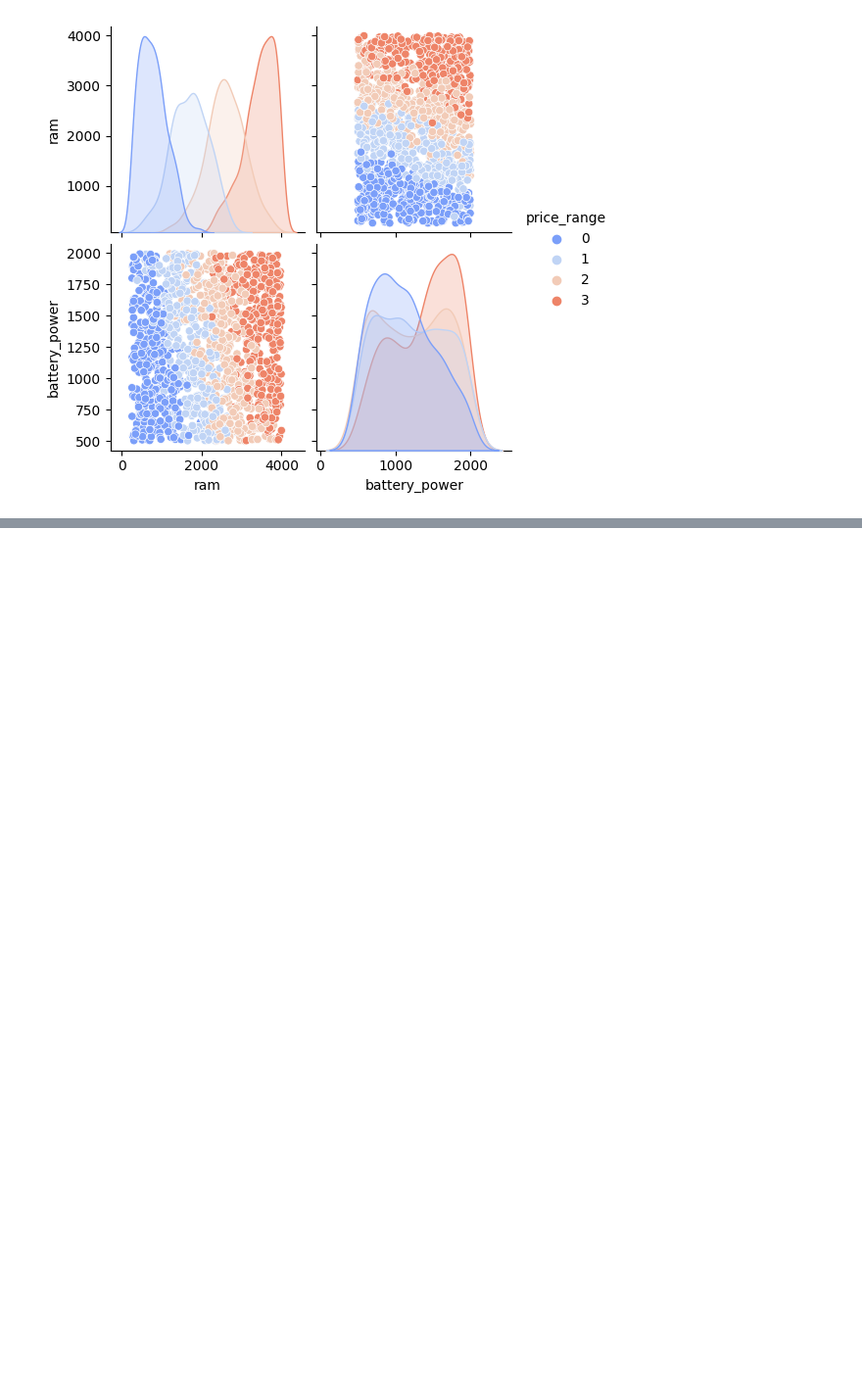
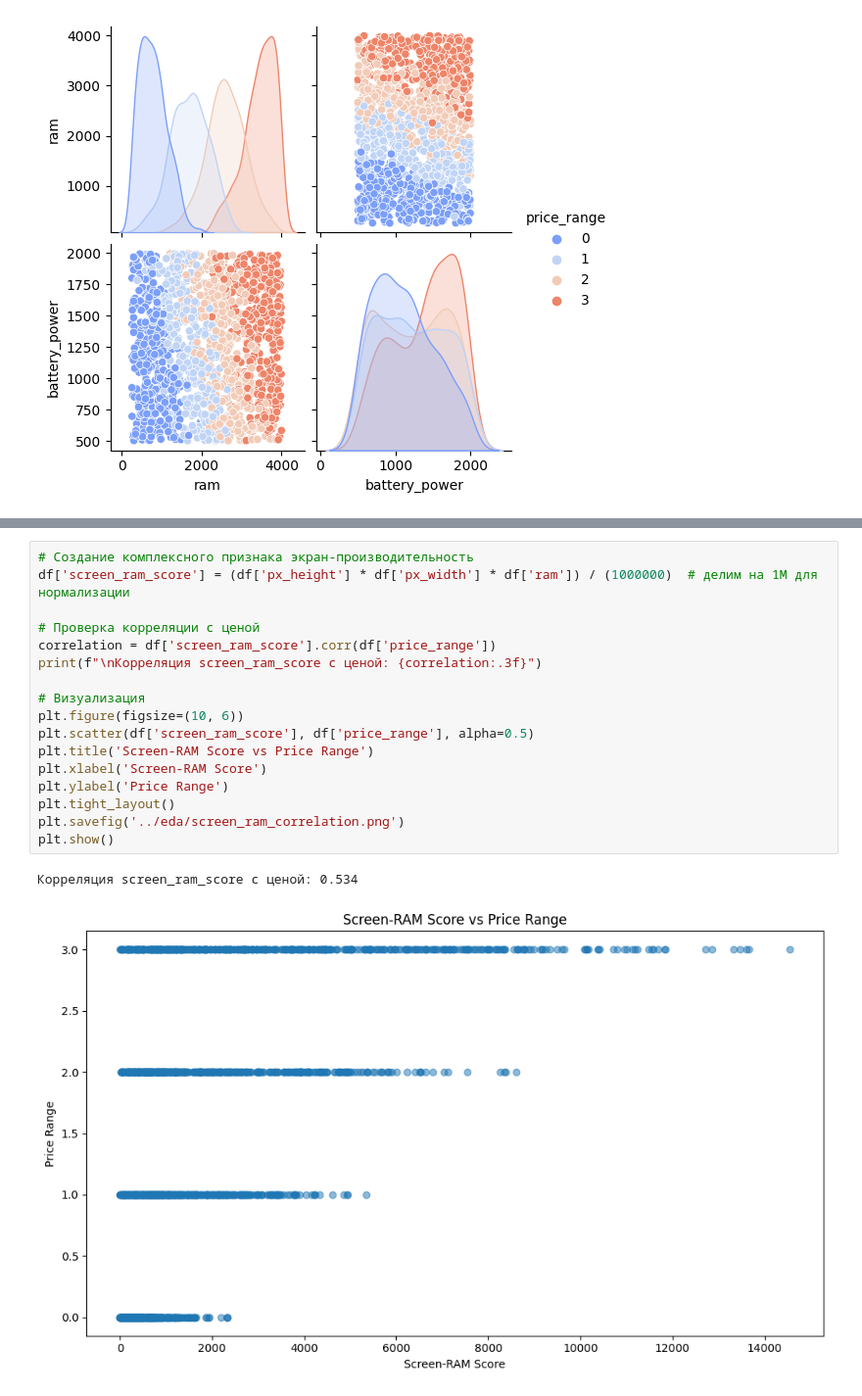
Before and after one commit to DashinIN/ISS_Labs, a Jupyter notebook: eda/eda.ipynb, the cells around one changed output, grey strips where cells are left out. Shown: that part at 98% size. Cells and saved outputs as stored; diff of their text form; blank space fills up the shorter version.

```diff
--- a/eda/eda.ipynb
+++ b/eda/eda.ipynb
@@ -243 +243,21 @@ fig.write_html('../eda/interactive_plot.html')
 [figure]
+# %%
+# Создание комплексного признака экран-производительность
+df['screen_ram_score'] = (df['px_height'] * df['px_width'] * df['ram']) / (1000000)  # делим на 1M для нормализации
+
+# Проверка корреляции с ценой
+correlation = df['screen_ram_score'].corr(df['price_range'])
+print(f"\nКорреляция screen_ram_score с ценой: {correlation:.3f}")
+
+# Визуализация
+plt.figure(figsize=(10, 6))
+plt.scatter(df['screen_ram_score'], df['price_range'], alpha=0.5)
+plt.title('Screen-RAM Score vs Price Range')
+plt.xlabel('Screen-RAM Score')
+plt.ylabel('Price Range')
+plt.tight_layout()
+plt.savefig('../eda/screen_ram_correlation.png')
+plt.show()
+# %% [output]
+Корреляция screen_ram_score с ценой: 0.534
+[figure, added]
```
Also changed, not shown: parts of 1 cell of this notebook, 6 other files.
